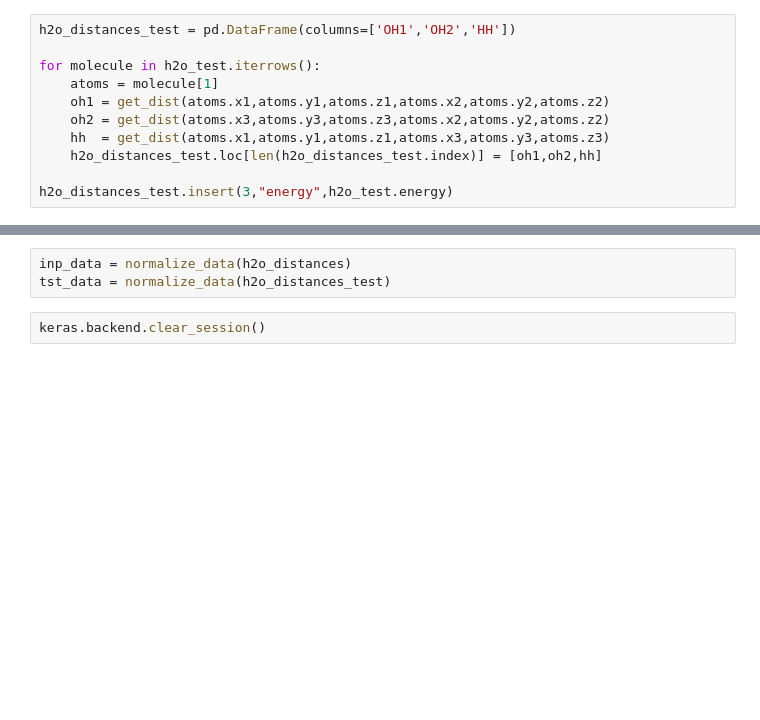
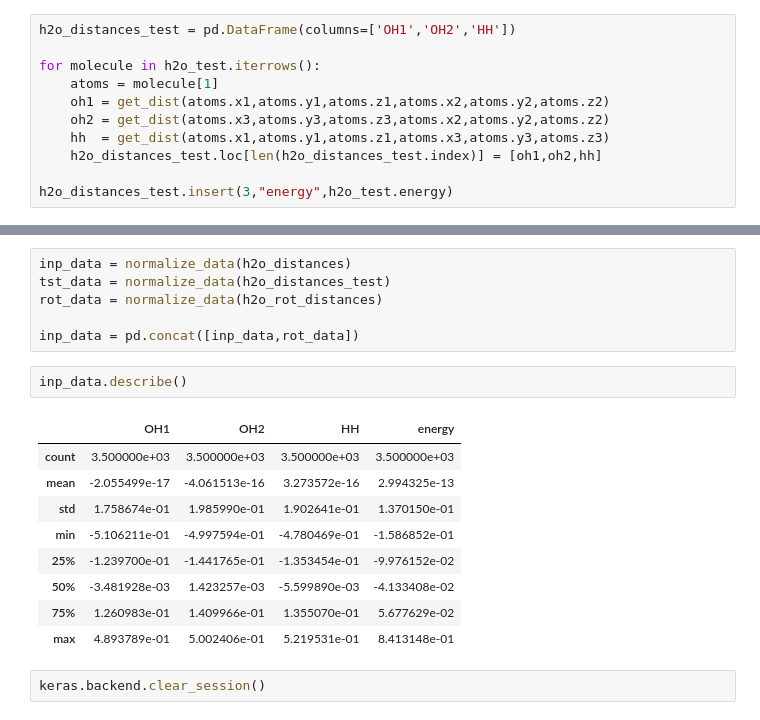
Before and after one commit to vathzen/h2o-energies-msc, a Jupyter notebook: H2O_Energies.ipynb, the cells around one changed output, grey strips where cells are left out. Drawn from its saved outputs; the diff is of its cells as text; blank space fills up the shorter version.

```diff
--- a/H2O_Energies.ipynb
+++ b/H2O_Energies.ipynb
@@ -94,6 +106,21 @@ h2o_distances_test
 # %%
 inp_data = normalize_data(h2o_distances)
 tst_data = normalize_data(h2o_distances_test)
+rot_data = normalize_data(h2o_rot_distances)
+
+inp_data = pd.concat([inp_data,rot_data])
+# %%
+inp_data.describe()
+# %% [output]
+|  | OH1 | OH2 | HH | energy |
+| count | 3.500000e+03 | 3.500000e+03 | 3.500000e+03 | 3.500000e+03 |
+| mean | -2.055499e-17 | -4.061513e-16 | 3.273572e-16 | 2.994325e-13 |
+| std | 1.758674e-01 | 1.985990e-01 | 1.902641e-01 | 1.370150e-01 |
+| min | -5.106211e-01 | -4.997594e-01 | -4.780469e-01 | -1.586852e-01 |
+| 25% | -1.239700e-01 | -1.441765e-01 | -1.353454e-01 | -9.976152e-02 |
+| 50% | -3.481928e-03 | 1.423257e-03 | -5.599890e-03 | -4.133408e-02 |
+| 75% | 1.260983e-01 | 1.409966e-01 | 1.355070e-01 | 5.677629e-02 |
+| max | 4.893789e-01 | 5.002406e-01 | 5.219531e-01 | 8.413148e-01 |
 # %%
 keras.backend.clear_session()
 # %%
```
Also changed, not shown: parts of 9 cells of this notebook.
